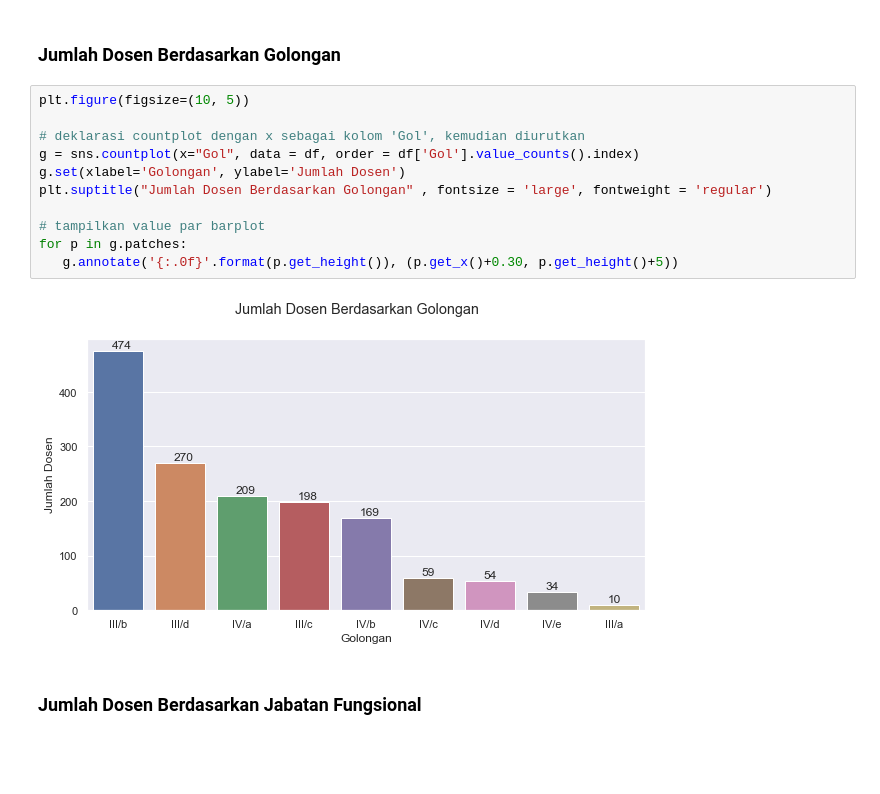
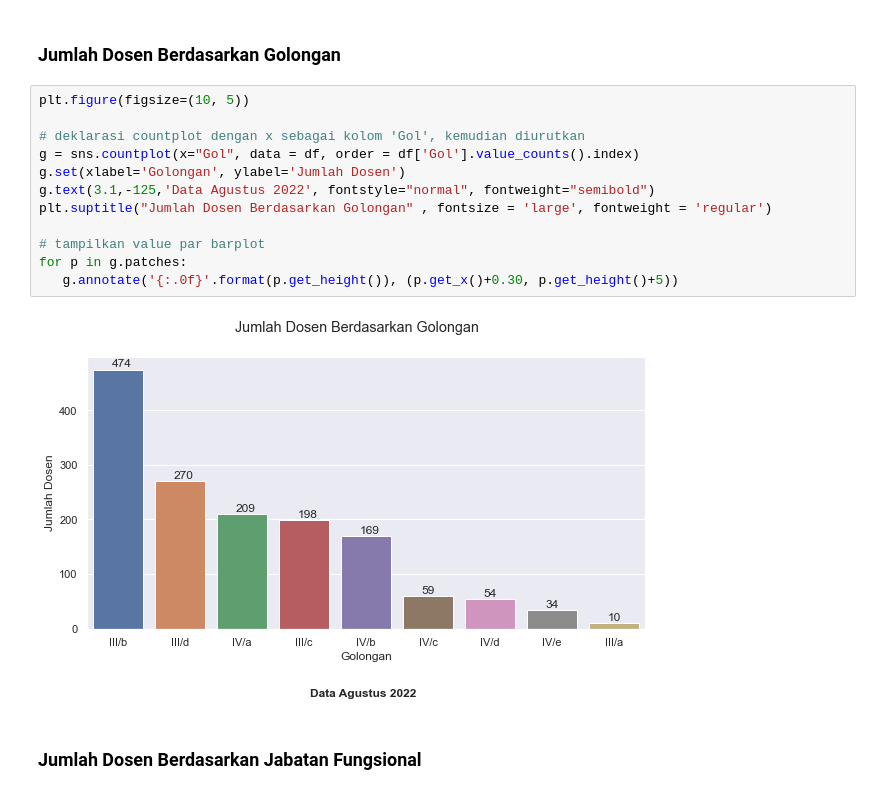
Before and after one commit to crypter7054/EDA-UPI-2022, a Jupyter notebook: EDA UPI Rev.3.ipynb, the cells around one changed output. Drawn from its saved outputs; the diff is of its cells as text; blank space fills up the shorter version.

```diff
--- a/EDA UPI Rev.3.ipynb
+++ b/EDA UPI Rev.3.ipynb
@@ -136,16 +138,17 @@ for p in g.patches:
 # %%
 plt.figure(figsize=(10, 5))
 
 # deklarasi countplot dengan x sebagai kolom 'Gol', kemudian diurutkan
 g = sns.countplot(x="Gol", data = df, order = df['Gol'].value_counts().index)
 g.set(xlabel='Golongan', ylabel='Jumlah Dosen')
+g.text(3.1,-125,'Data Agustus 2022', fontstyle="normal", fontweight="semibold")
 plt.suptitle("Jumlah Dosen Berdasarkan Golongan" , fontsize = 'large', fontweight = 'regular')
 
 # tampilkan value par barplot
 for p in g.patches:
    g.annotate('{:.0f}'.format(p.get_height()), (p.get_x()+0.30, p.get_height()+5))
 # %% [output]
-[figure, old version]
+[figure, new version]
 # %% [markdown]
 ### Jumlah Dosen Berdasarkan Jabatan Fungsional
 # %%
```
Also changed, not shown: parts of 58 cells of this notebook.
